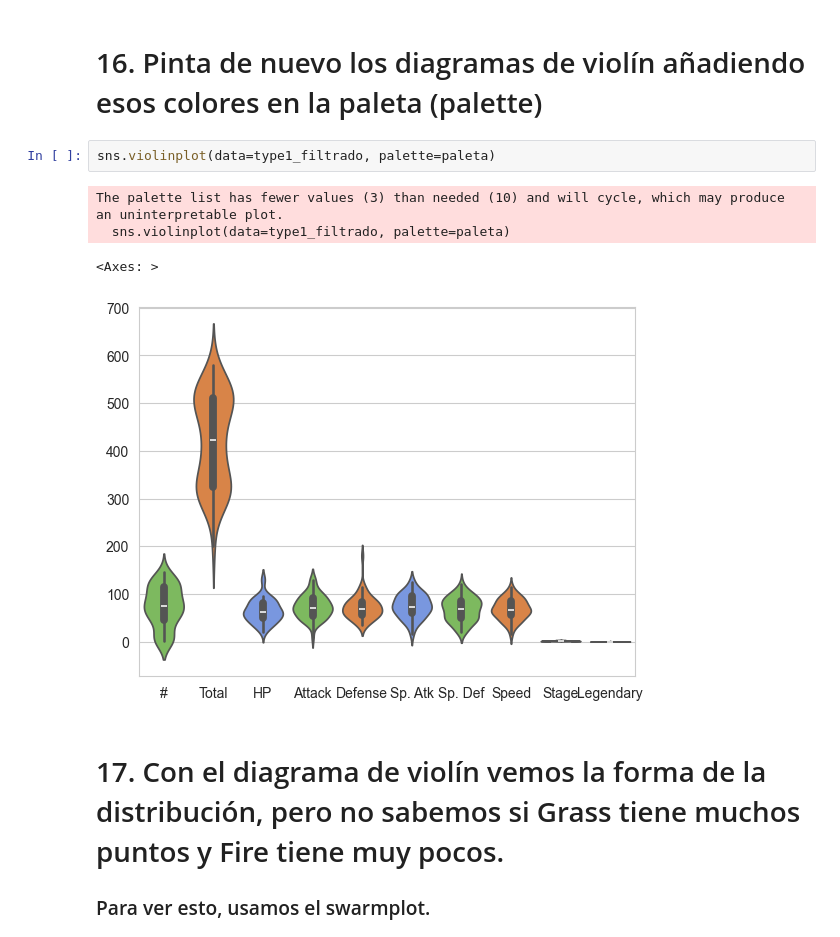
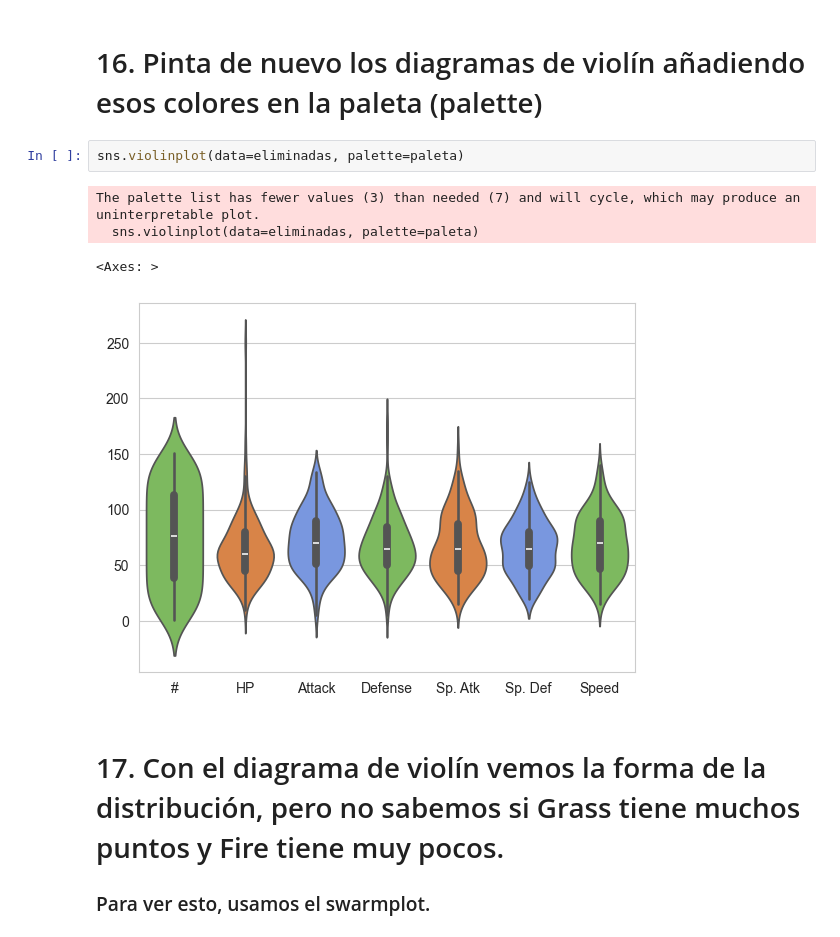
Before and after one commit to Andrea3677/ONLINE_DS_THEBRIDGE_OK, a Jupyter notebook: 2-Data_Analysis/6-Visualización/2-Seaborn/Ejercicios/ejercicios_Seaborn_MIO.ipynb, the cells around one changed output. Saved outputs shown, nothing was run; the diff lists cells and outputs as text.

```diff
--- a/2-Data_Analysis/6-Visualización/2-Seaborn/Ejercicios/ejercicios_Seaborn_MIO.ipynb
+++ b/2-Data_Analysis/6-Visualización/2-Seaborn/Ejercicios/ejercicios_Seaborn_MIO.ipynb
@@ -123,12 +128,12 @@ paleta =['#78C850', '#F08030',  '#6890F0']
 # %% [markdown]
 # 16. Pinta de nuevo los diagramas de violín añadiendo esos colores en la paleta (palette)
 # %%
-sns.violinplot(data=type1_filtrado, palette=paleta)
+sns.violinplot(data=eliminadas, palette=paleta)
 # %% [output]
-The palette list has fewer values (3) than needed (10) and will cycle, which may produce an uninterpretable plot.
-  sns.violinplot(data=type1_filtrado, palette=paleta)
+The palette list has fewer values (3) than needed (7) and will cycle, which may produce an uninterpretable plot.
+  sns.violinplot(data=eliminadas, palette=paleta)
 <Axes: >
-[figure, old version]
+[figure, new version]
 # %% [markdown]
 # 17. Con el diagrama de violín vemos la forma de la distribución, pero no sabemos si Grass tiene muchos puntos y Fire tiene muy pocos.
 ### Para ver esto, usamos el swarmplot.
```
Also changed, not shown: parts of 15 cells of this notebook, 31 other files.
